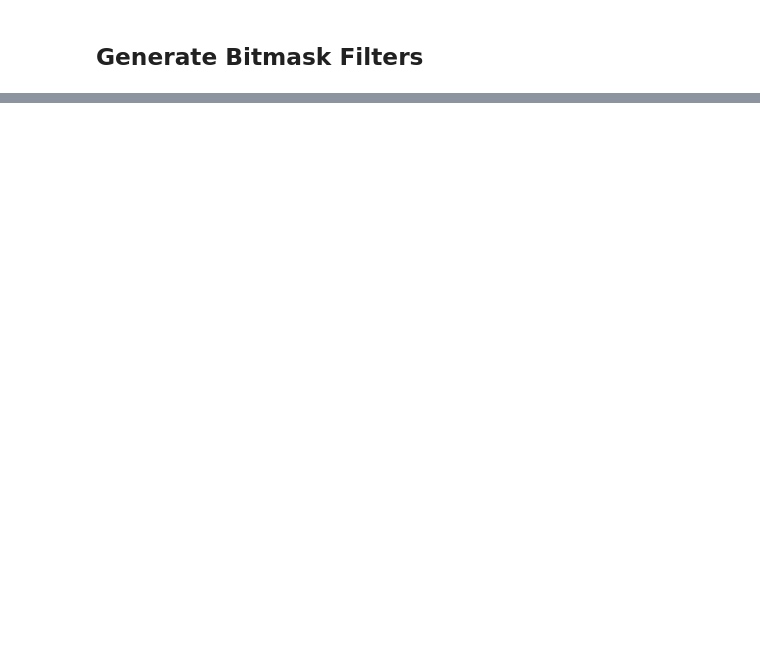
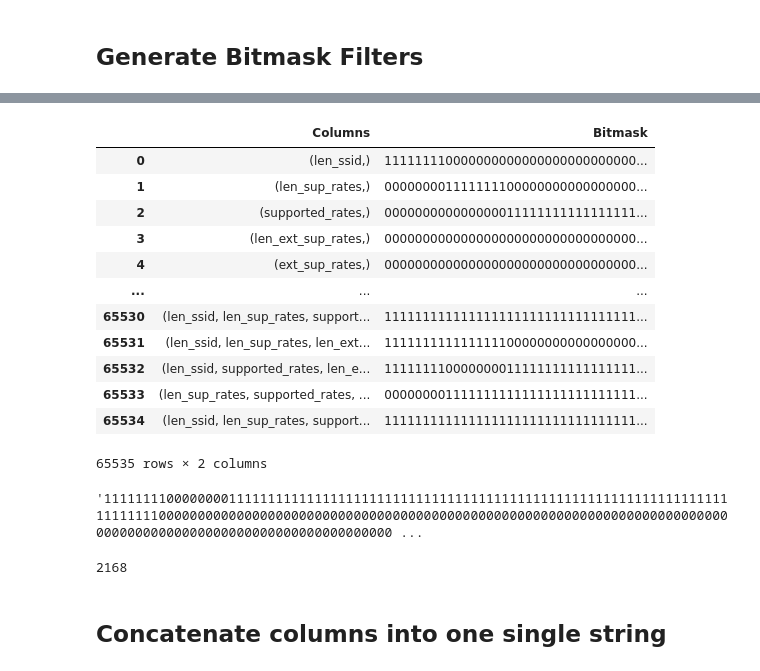
Before and after one commit to GiovanniBaccichet/CompactProbes, a Jupyter notebook: notebooks/pairwise_boosting/data_binary_pre-processing.ipynb, the cells around one changed output, grey strips where cells are left out. Cells and saved outputs as stored; diff of their text form; code cells hidden in the pictures; blank space fills up the shorter version.

```diff
--- a/notebooks/pairwise_boosting/data_binary_pre-processing.ipynb
+++ b/notebooks/pairwise_boosting/data_binary_pre-processing.ipynb
@@ -332,0 +335,40 @@ df_no_mac
+# %%
+# Create an empty list to store the bitmasks and their corresponding combinations
+bitmask_combinations = []
+
+# Iterate over all possible lengths of combinations
+for r in range(1, len(df_no_mac.columns) + 1):
+    # Generate all combinations of columns of length r
+    column_combinations = combinations(df_no_mac.columns, r)
+    # Iterate over each combination
+    for cols in column_combinations:
+        # Create the bitmask for each column combination
+        bitmask = ""
+        for column in df_no_mac.columns:
+            if column in cols:
+                bitmask += "1" * len(df_no_mac[column].iloc[0])
+            else:
+                bitmask += "0" * len(df_no_mac[column].iloc[0])
+        # Append the bitmask and the column combination to the list
+        bitmask_combinations.append((cols, bitmask))
+
+# Create a DataFrame from the list of combinations
+bitmask_combinations_df = pd.DataFrame(
+    bitmask_combinations, columns=["Columns", "Bitmask"]
+)
+# %%
+bitmask_combinations_df
+# %% [output]
+|  | Columns | Bitmask |
+| 0 | (len_ssid,) | 111111110000000000000000000000000... |
+| 1 | (len_sup_rates,) | 000000001111111100000000000000000... |
+| 2 | (supported_rates,) | 000000000000000011111111111111111... |
+| 3 | (len_ext_sup_rates,) | 000000000000000000000000000000000... |
+| 4 | (ext_sup_rates,) | 000000000000000000000000000000000... |
+| ... | ... | ... |
+| 65530 | (len_ssid, len_sup_rates, support... | 111111111111111111111111111111111... |
+| 65531 | (len_ssid, len_sup_rates, len_ext... | 111111111111111100000000000000000... |
+| 65532 | (len_ssid, supported_rates, len_e... | 111111110000000011111111111111111... |
+| 65533 | (len_sup_rates, supported_rates, ... | 000000001111111111111111111111111... |
+| 65534 | (len_ssid, len_sup_rates, support... | 111111111111111111111111111111111... |
+65535 rows × 2 columns
@@ -332,0 +377,10 @@ df_no_mac
+# %%
+bitmask_combinations_df.iloc[150][1]
+# %% [output]
+'1111111100000000111111111111111111111111111111111111111111111111111111111111111111111111000000000000000000000000000000000000000000000000000000000000000000000000000000000000000000000000000000000000000 ...
+# %%
+len(bitmask_combinations_df.iloc[150][1])
+# %% [output]
+2168
+# %% [markdown]
+## Concatenate columns into one single string
```
Also changed, not shown: parts of 9 cells of this notebook, 2 other files.
